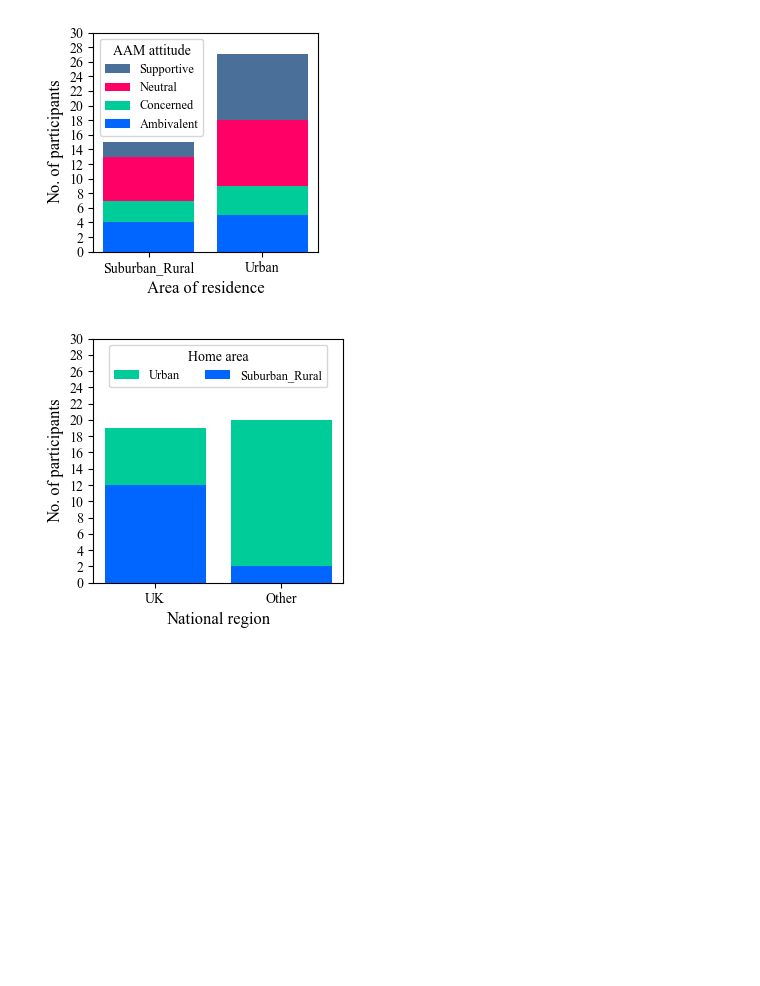
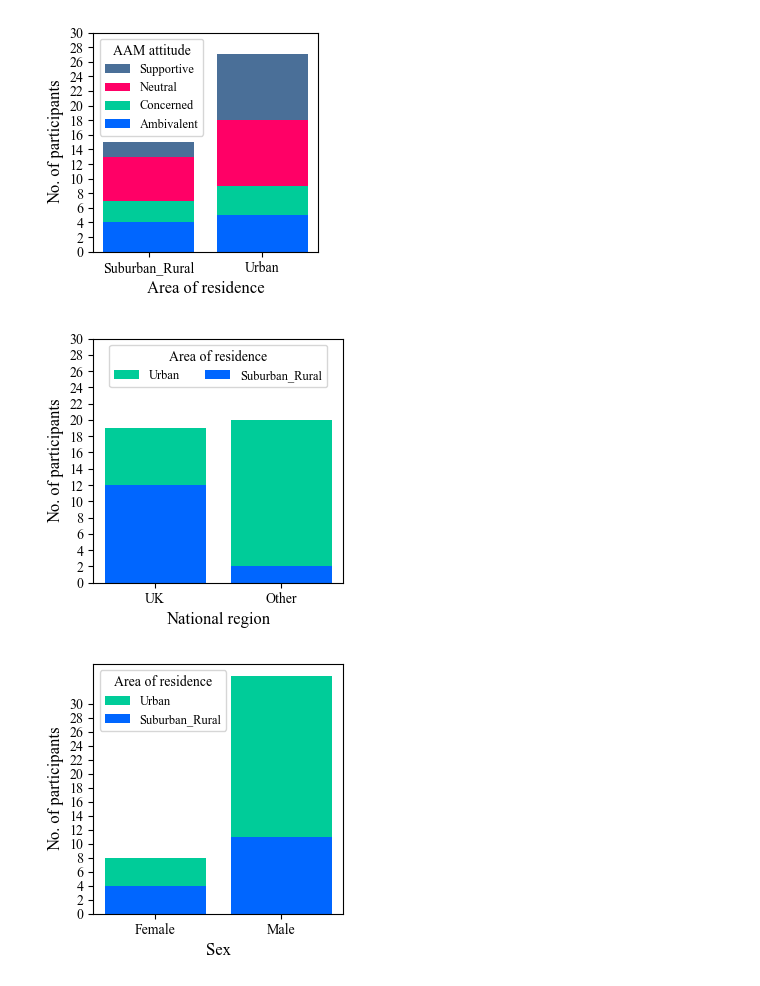
Before and after one commit to acoustics-code-salford/refmap-psychoacoustics, a Jupyter notebook: src/refmap_psychoacoustics/notebooks/refmap_listest1_analysis_EDA_check+sample.ipynb, the cells around one changed output. Cells and saved outputs as stored; diff of their text form; code cells hidden in the pictures; blank space fills up the shorter version.

```diff
--- a/src/refmap_psychoacoustics/notebooks/refmap_listest1_analysis_EDA_check+sample.ipynb
+++ b/src/refmap_psychoacoustics/notebooks/refmap_listest1_analysis_EDA_check+sample.ipynb
@@ -1090,15 +1099,8 @@ plt.show()
 # %% [output]
 [figure]
 # %%
-# attitude by national region (grouped)
+# home area by national region (grouped)
 fig, ax = plt.subplots(figsize=(3.25, 3.25))
-
-postTestResponses.loc[postTestResponses['NationGeo'].isna(), 'NationGeo'] = "Unanswered"
-
-postTestResponses['NationGeo2'] = postTestResponses['NationGeo']
-postTestResponses.loc[(postTestResponses['NationGeo'] != 'Unanswered')
-                      & (postTestResponses['NationGeo'] != 'UK'), 'NationGeo2'] = "Other"
-
 
 homeCats = np.array(['Suburban_Rural', 'Urban'])
 natCats = np.array(['UK', 'Other'])
@@ -1129,7 +1131,7 @@ for ii, home in enumerate(homeCats):
     bottom += np.array(df.loc[df['Home_Area2'] == home, ['NationGeo2', 'counts']].counts)
 
 handles, labels = ax.get_legend_handles_labels()
-ax.legend(handles[::-1], labels[::-1], loc='upper center', title="Home area", fontsize=9, ncols=2)
+ax.legend(handles[::-1], labels[::-1], loc='upper center', title="Area of residence", fontsize=9, ncols=2)
 ax.set(yticks=range(0, 32, 2), ylabel="No. of participants",
        xlabel="National region")
 
@@ -1141,4 +1143,50 @@ if saveplots:
                 format='pdf')
 plt.show()
 # %% [output]
-[figure, old version]
+[figure, new version]
+# %%
+# home area by sex (grouped)
+fig, ax = plt.subplots(figsize=(3.25, 3.25))
+
+homeCats = np.array(['Suburban_Rural', 'Urban'])
+sexCats = np.sort(postTestResponses['Sex'].unique())
+data = postTestResponses[['Sex']
+                         + ['Home_Area2']].apply('.'.join,
+                                                      axis=1).value_counts().sort_index()
+
+df = pd.DataFrame(columns = ['Sex', 'Home_Area2', 'counts'], dtype='int64')
+df.Sex = sexCats.repeat(2, 0)
+df.Home_Area2 = np.tile(homeCats, len(sexCats))
+df.counts = 0
+
+for sex in sexCats:
+    for home in homeCats:
+        try:
+            df.loc[(df['Sex'] == sex)
+                   & (df['Home_Area2'] == home), 'counts'] = data.filter(like=sex).filter(like=home).iloc[0]
+        except:
+            continue
+
+width = 0.5
+
+bottom = np.zeros(len(sexCats))
+
+for ii, home in enumerate(homeCats):
+    p = ax.bar(sexCats, df.loc[df['Home_Area2'] == home, ['Sex', 'counts']].counts,
+               label=home, bottom=bottom, color=mycolours[ii])
+    bottom += np.array(df.loc[df['Home_Area2'] == home, ['Sex', 'counts']].counts)
+
+handles, labels = ax.get_legend_handles_labels()
+ax.legend(handles[::-1], labels[::-1], loc='upper left', title="Area of residence", fontsize=9, ncols=1)
+ax.set(yticks=range(0, 32, 2), ylabel="No. of participants",
+       xlabel="Sex")
+
+if saveplots:
+    filename = "SexHomeAreaGroup"
+    plt.savefig(os.path.join(outFigPath, "svg", filename + ".svg"),
+                format='svg')
+    plt.savefig(os.path.join(outFigPath, "pdf", filename + ".pdf"),
+                format='pdf')
+plt.show()
+# %% [output]
+[figure, added]
```
Also changed, not shown: parts of 10 cells of this notebook, 1 other file.
